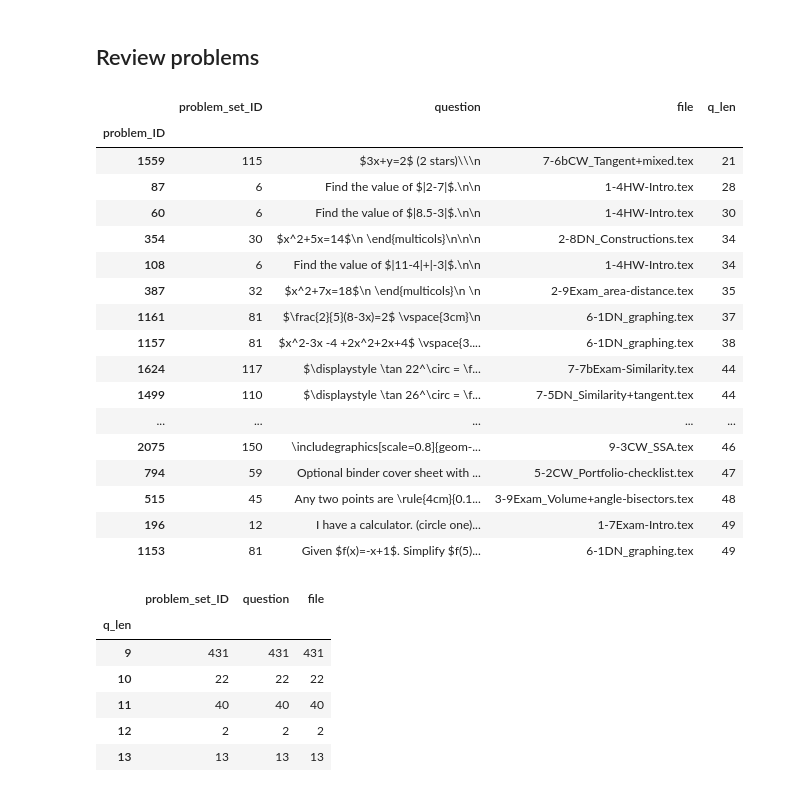
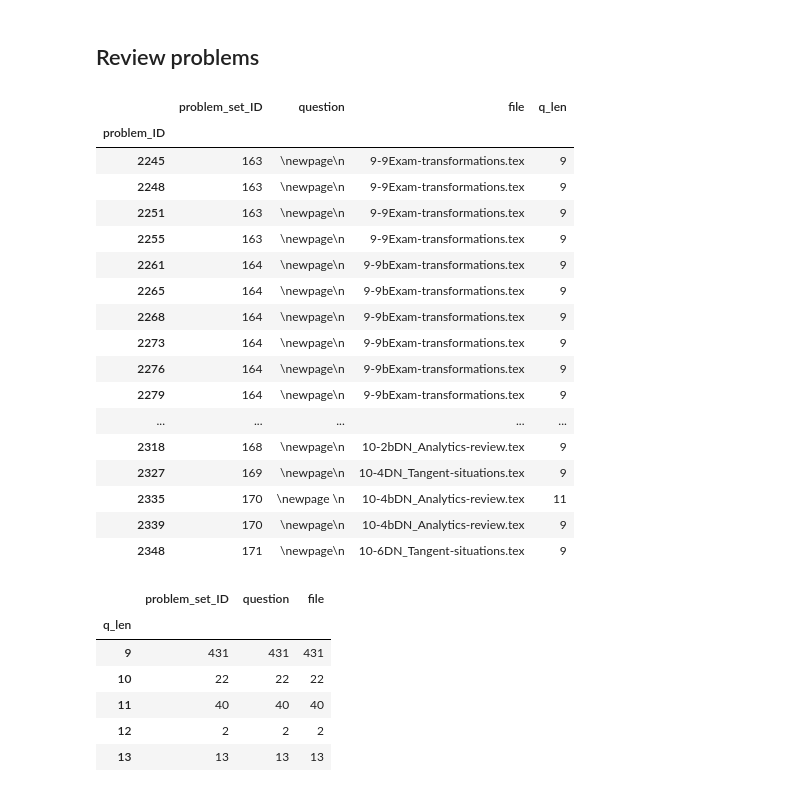
Before and after one commit to chrishuson/mathai, a Jupyter notebook: src/notes.ipynb, the cells around one changed output. Drawn from its saved outputs; the diff is of its cells as text; code cells hidden in the pictures.

```diff
--- a/src/notes.ipynb
+++ b/src/notes.ipynb
@@ -81,0 +87,3 @@ pset_df.loc[[1, 4, 5]]
+# %%
+for x in range(153, 161):
+    print(problem_df[problem_df.problem_set_ID == x].sort_index())
@@ -219,26 +251,26 @@ pset_df = pset_df.reindex(columns=new_cols)
 # %% [markdown]
 ## Review problems
 # %%
-problem_df[problem_df.q_len > 13].head(20)
+problem_df[problem_df.q_len < 13].tail(20)
 # %% [output]
 |  | problem_set_ID | question | file | q_len |
 | problem_ID |  |  |  |  |
-| 1559 | 115 | $3x+y=2$ (2 stars)\\\n | 7-6bCW_Tangent+mixed.tex | 21 |
-| 87 | 6 | Find the value of $|2-7|$.\n\n | 1-4HW-Intro.tex | 28 |
-| 60 | 6 | Find the value of $|8.5-3|$.\n\n | 1-4HW-Intro.tex | 30 |
-| 354 | 30 | $x^2+5x=14$\n \end{multicols}\n\n\n | 2-8DN_Constructions.tex | 34 |
-| 108 | 6 | Find the value of $|11-4|+|-3|$.\n\n | 1-4HW-Intro.tex | 34 |
-| 387 | 32 | $x^2+7x=18$\n \end{multicols}\n \n | 2-9Exam_area-distance.tex | 35 |
-| 1161 | 81 | $\frac{2}{5}(8-3x)=2$ \vspace{3cm}\n | 6-1DN_graphing.tex | 37 |
-| 1157 | 81 | $x^2-3x -4 +2x^2+2x+4$ \vspace{3.... | 6-1DN_graphing.tex | 38 |
-| 1624 | 117 | $\displaystyle \tan 22^\circ = \f... | 7-7bExam-Similarity.tex | 44 |
-| 1499 | 110 | $\displaystyle \tan 26^\circ = \f... | 7-5DN_Similarity+tangent.tex | 44 |
+| 2245 | 163 | \newpage\n | 9-9Exam-transformations.tex | 9 |
+| 2248 | 163 | \newpage\n | 9-9Exam-transformations.tex | 9 |
+| 2251 | 163 | \newpage\n | 9-9Exam-transformations.tex | 9 |
+| 2255 | 163 | \newpage\n | 9-9Exam-transformations.tex | 9 |
+| 2261 | 164 | \newpage\n | 9-9bExam-transformations.tex | 9 |
+| 2265 | 164 | \newpage\n | 9-9bExam-transformations.tex | 9 |
+| 2268 | 164 | \newpage\n | 9-9bExam-transformations.tex | 9 |
+| 2273 | 164 | \newpage\n | 9-9bExam-transformations.tex | 9 |
+| 2276 | 164 | \newpage\n | 9-9bExam-transformations.tex | 9 |
+| 2279 | 164 | \newpage\n | 9-9bExam-transformations.tex | 9 |
 | ... | ... | ... | ... | ... |
-| 2075 | 150 | \includegraphics[scale=0.8]{geom-... | 9-3CW_SSA.tex | 46 |
-| 794 | 59 | Optional binder cover sheet with ... | 5-2CW_Portfolio-checklist.tex | 47 |
-| 515 | 45 | Any two points are \rule{4cm}{0.1... | 3-9Exam_Volume+angle-bisectors.tex | 48 |
-| 196 | 12 | I have a calculator. (circle one)... | 1-7Exam-Intro.tex | 49 |
-| 1153 | 81 | Given $f(x)=-x+1$. Simplify $f(5)... | 6-1DN_graphing.tex | 49 |
+| 2318 | 168 | \newpage\n | 10-2bDN_Analytics-review.tex | 9 |
+| 2327 | 169 | \newpage\n | 10-4DN_Tangent-situations.tex | 9 |
+| 2335 | 170 | \newpage \n | 10-4bDN_Analytics-review.tex | 11 |
+| 2339 | 170 | \newpage\n | 10-4bDN_Analytics-review.tex | 9 |
+| 2348 | 171 | \newpage\n | 10-6DN_Tangent-situations.tex | 9 |
 # %%
 problem_df[problem_df.question.str.contains(r'\\newpage')].groupby('q_len').count()
 # %% [output]
```
Also changed, not shown: parts of 23 cells of this notebook, 1 other file.
